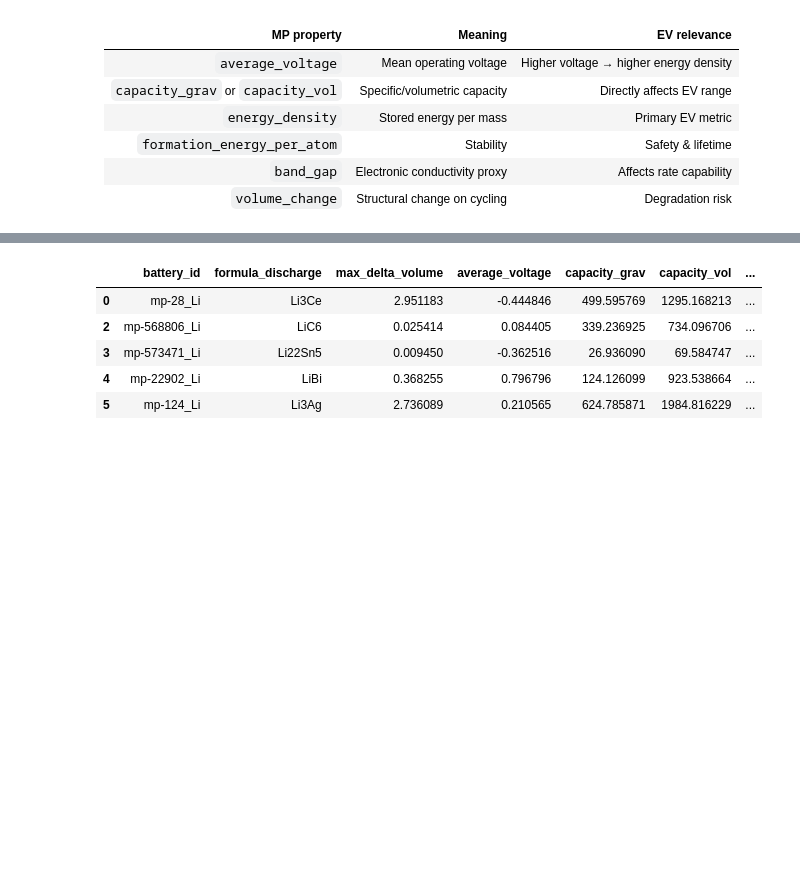
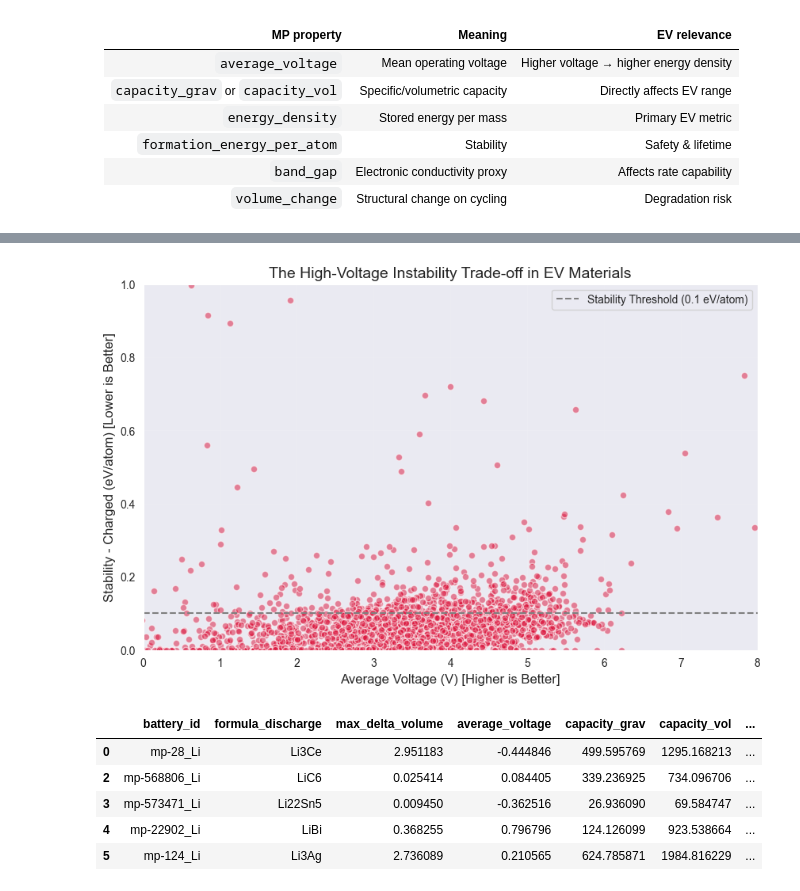
Before and after one commit to omarehab215/ResearchProjectDatasets, a Jupyter notebook: ResearchProject/Materials Project Dataset/DataAnalysisWeek1.ipynb, the cells around one changed output, grey strips where cells are left out. Saved outputs shown, nothing was run; the diff lists cells and outputs as text; code cells hidden in the pictures; blank space fills up the shorter version.

```diff
--- a/ResearchProject/Materials Project Dataset/DataAnalysisWeek1.ipynb
+++ b/ResearchProject/Materials Project Dataset/DataAnalysisWeek1.ipynb
@@ -93,6 +93,31 @@ except Exception as e:
 2773  [builder_meta, battery_type, thermo_type, batt...
 
 [2774 rows x 13 columns]
+# %%
+from mp_api.client import MPRester
+import matplotlib.pyplot as plt
+
+# Replace with your actual API Key from
+voltages = [doc.average_voltage for doc in docs if doc.average_voltage is not None]
+instabilities = [doc.stability_charge for doc in docs if doc.stability_charge is not None]
+
+# 3. Create the scatter plot
+plt.figure(figsize=(10, 6))
+plt.scatter(voltages, instabilities, alpha=0.5, c='crimson', edgecolors='white')
+
+# 4. Formatting to highlight the "Sweet Spot"
+plt.title("The High-Voltage Instability Trade-off in EV Materials", fontsize=14)
+plt.xlabel("Average Voltage (V) [Higher is Better]", fontsize=12)
+plt.ylabel("Stability - Charged (eV/atom) [Lower is Better]", fontsize=12)
+plt.axhline(y=0.1, color='gray', linestyle='--', label='Stability Threshold (0.1 eV/atom)')
+plt.grid(True, alpha=0.1)
+plt.xlim(0, 8.0)  # Focus on voltages from 2.5V to 5.0V
+plt.ylim(0, 1.0)
+plt.legend()
+
+plt.show()
+# %% [output]
+[figure, added]
 # %%
 stable = df[df["stability_charge"] < 0.100]
 stable.head()
```
Also changed, not shown: parts of 3 cells of this notebook, 11 other files.
